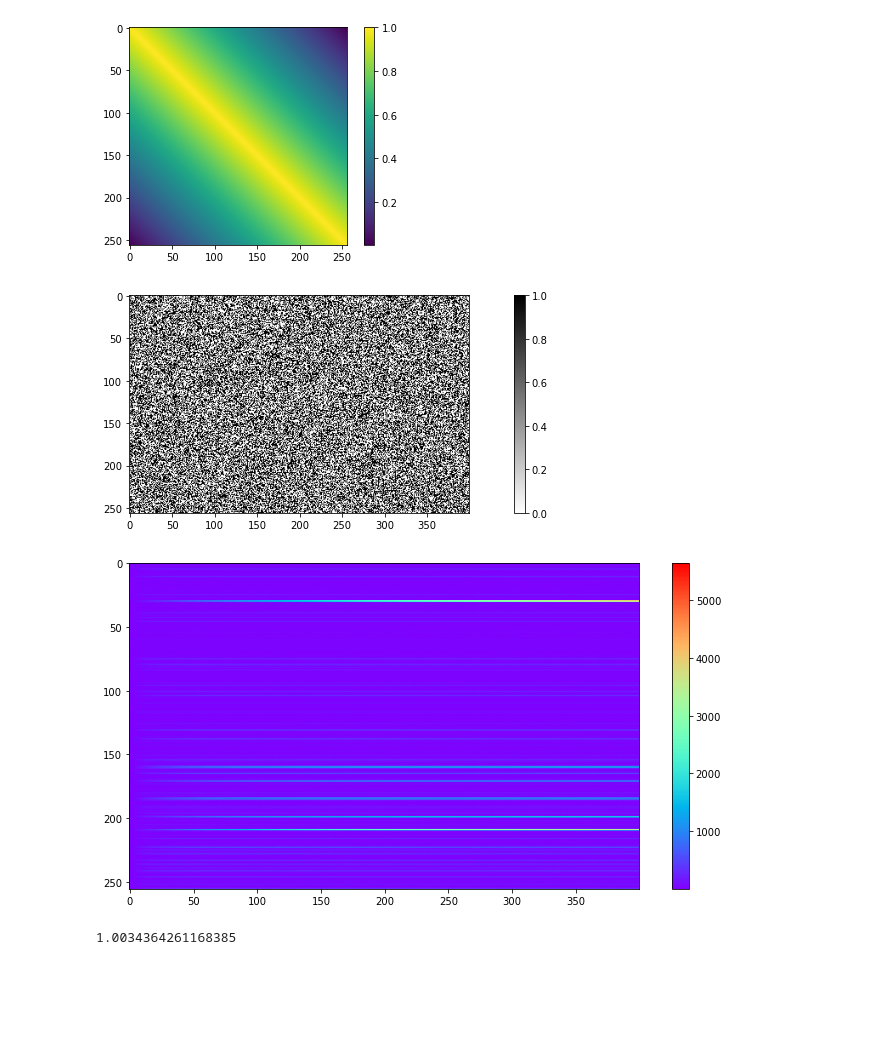
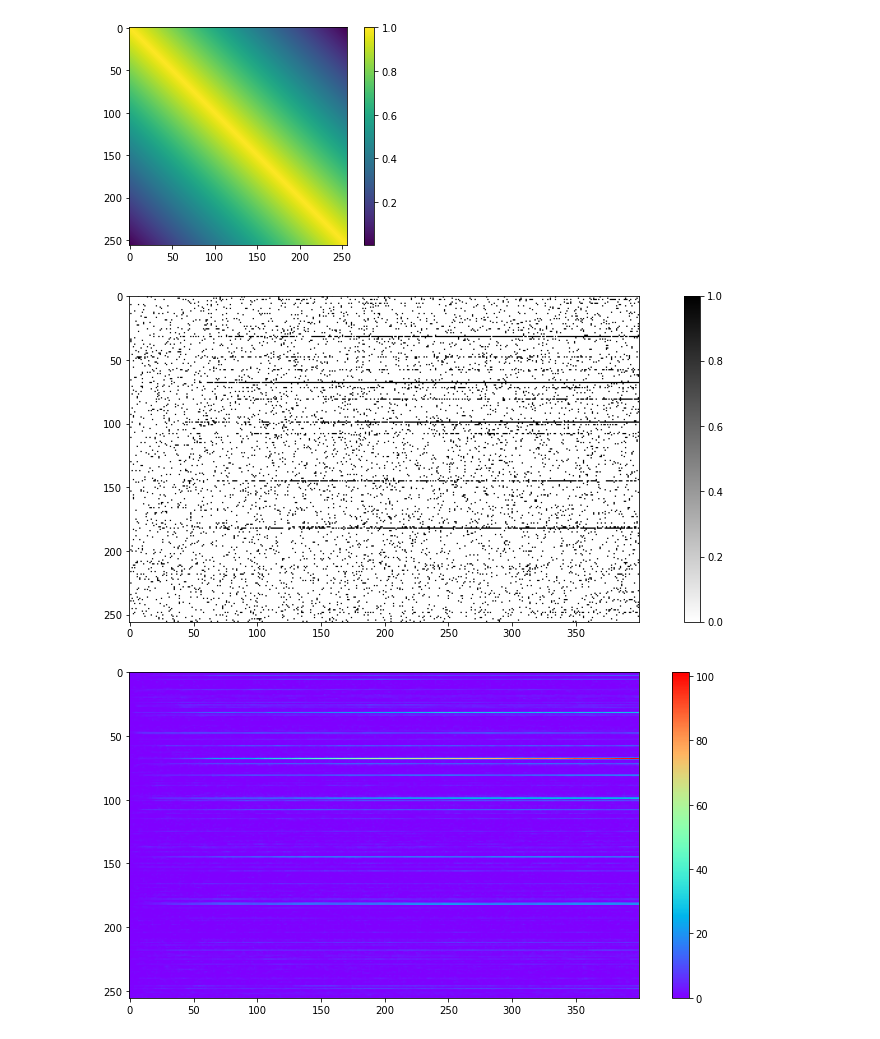
Before and after one commit to Benecoder/quantitative_PT, a Jupyter notebook: spiking_network.ipynb, the cells around one changed output. Cells and saved outputs as stored; diff of their text form; code cells hidden in the pictures; blank space fills up the shorter version.

```diff
--- a/spiking_network.ipynb
+++ b/spiking_network.ipynb
@@ -35,33 +39,35 @@ plt.show()
 # %% [output]
 [figure]
 # %%
-a = 22
-b = .0
-def firing_function(V):
+def firing_function(V,a,b):
     sm = 1./(1+np.exp(-(V-a)*b))
     return np.random.random(V.shape)<sm
 
-no_epochs = 400
-
-voltage = np.zeros((no_epochs,no_neurons))
-activity = np.zeros((no_epochs,no_neurons))
-voltage[0] = np.random.random(no_neurons)
-activity[0][5] = 1.
+def integrate(M,leackage,a,b,no_epochs=400):
+    no_neurons = M.shape[0]
+    voltage = np.zeros((no_epochs,no_neurons))
+    activity = np.zeros((no_epochs,no_neurons))
+    voltage[0] = np.random.random(no_neurons)
+    voltage[5][20] = 1.
 
 
-for i in range(1,no_epochs):
-    voltage[i] = leackage*voltage[i-1]+M@activity[i-1]
-    activity[i] = firing_function(voltage[i])
+    for i in range(1,no_epochs):
+        voltage[i] = leackage*voltage[i-1]+M@activity[i-1]
+        activity[i] = firing_function(voltage[i],a,b)
+
+    return voltage,activity
 # %%
-fig = plt.figure(figsize=(16,4))
+voltage,activity = integrate(M,leackage,15,.2)
+
+fig = plt.figure(figsize=(16,6))
 plt.imshow(activity.T,cmap='gray_r')
 plt.colorbar()
 plt.show()
 
 fig = plt.figure(figsize=(12,6))
 plt.imshow(voltage.T,cmap='rainbow')
 plt.colorbar()
 plt.show()
 # %% [output]
-[figure, old version]
+[figure, new version]
-[figure, old version]
+[figure, new version]
@@ -94,5 +73,0 @@ def computable_info_density(np_array):
-# %%
-A = activity[300:].flatten()
-print(computable_info_density(A))
-# %% [output]
-1.0034364261168385
```
Also changed, not shown: parts of 8 cells of this notebook, 1 other file.
